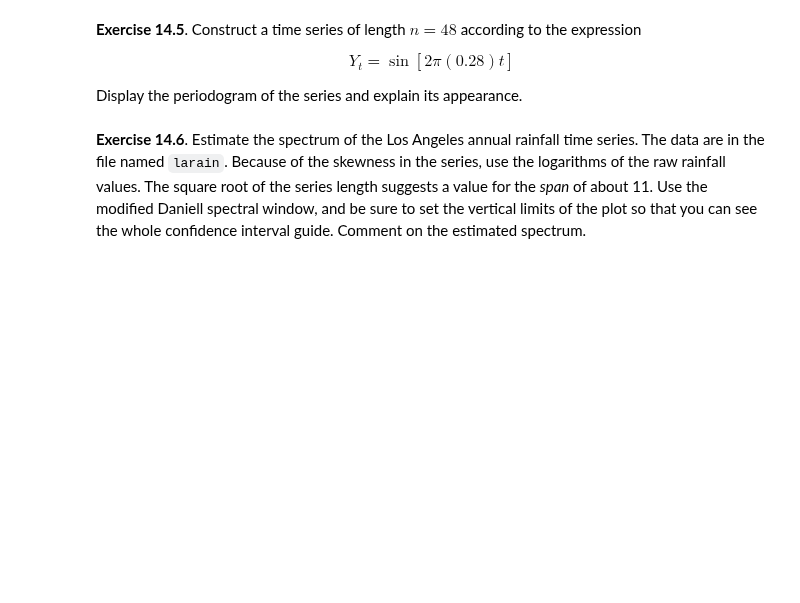
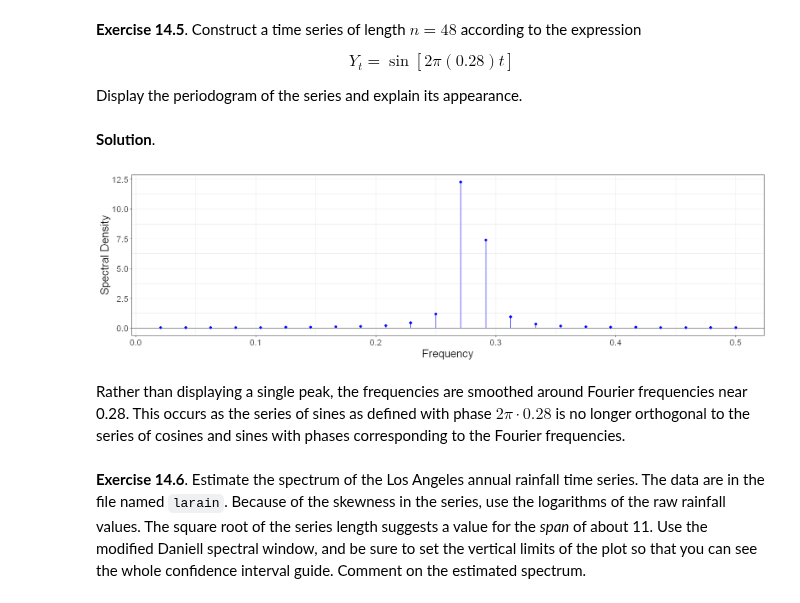
Before and after one commit to telmo-correa/time-series-analysis, a Jupyter notebook: R/Chapter 14 (Ex 01 - 10) - Estimating the Spectrum.ipynb, the cells around one changed output. Saved outputs shown, nothing was run; the diff lists cells and outputs as text; code cells hidden in the pictures; blank space fills up the shorter version.

```diff
--- a/R/Chapter 14 (Ex 01 - 10) - Estimating the Spectrum.ipynb
+++ b/R/Chapter 14 (Ex 01 - 10) - Estimating the Spectrum.ipynb
@@ -210,3 +275,5 @@ $$ \frac{1}{n^2} \sum_{k=-m}^m k^2 W_m(k) = \frac{2}{n^2(2m+1)} \left( \frac{m^3
 $$ Y_t = \sin \left[ 2 \pi (0.28) t \right] $$
 
 Display the periodogram of the series and explain its appearance.
+# %% [markdown]
+**Solution**.
@@ -213,3 +282,22 @@ Display the periodogram of the series and explain its appearance.
+# %%
+n = 48
+t = 1:n
+Y = sin(2 * pi * 0.28 * t)
+
+p = periodogram(Y, plot=F)
+f = p$freq
+Pxx = p$spec
+
+ggplot() +
+  geom_hline(yintercept=0, color='black') +
+  geom_point(aes(x=f, y=Pxx), color='blue') +
+  geom_segment(aes(x=f, y=Pxx, xend=f, yend=0), color='blue') +
+  xlab('Frequency') + ylab('Spectral Density') +
+  theme_bw() + theme(text = element_text(size=16))
+# %% [output]
+[figure, added]
+# %% [markdown]
+Rather than displaying a single peak, the frequencies are smoothed around Fourier frequencies near 0.28.  This occurs as the series of sines as defined with phase $2 \pi \cdot 0.28$ is no longer orthogonal to the series of cosines and sines with phases corresponding to the Fourier frequencies.
 # %% [markdown]
 **Exercise 14.6**.  Estimate the spectrum of the Los Angeles annual rainfall time series. The data are in the file named `larain`. Because of the skewness in the series, use the logarithms of the raw rainfall values. The square root of the series length suggests a value for the *span* of about 11. Use the modified Daniell spectral window, and be sure to set the vertical limits of the plot so that you can see the whole confidence interval guide. Comment on the estimated spectrum.
 # %% [markdown]
```
Also changed, not shown: parts of 6 cells of this notebook, 1 other file.
